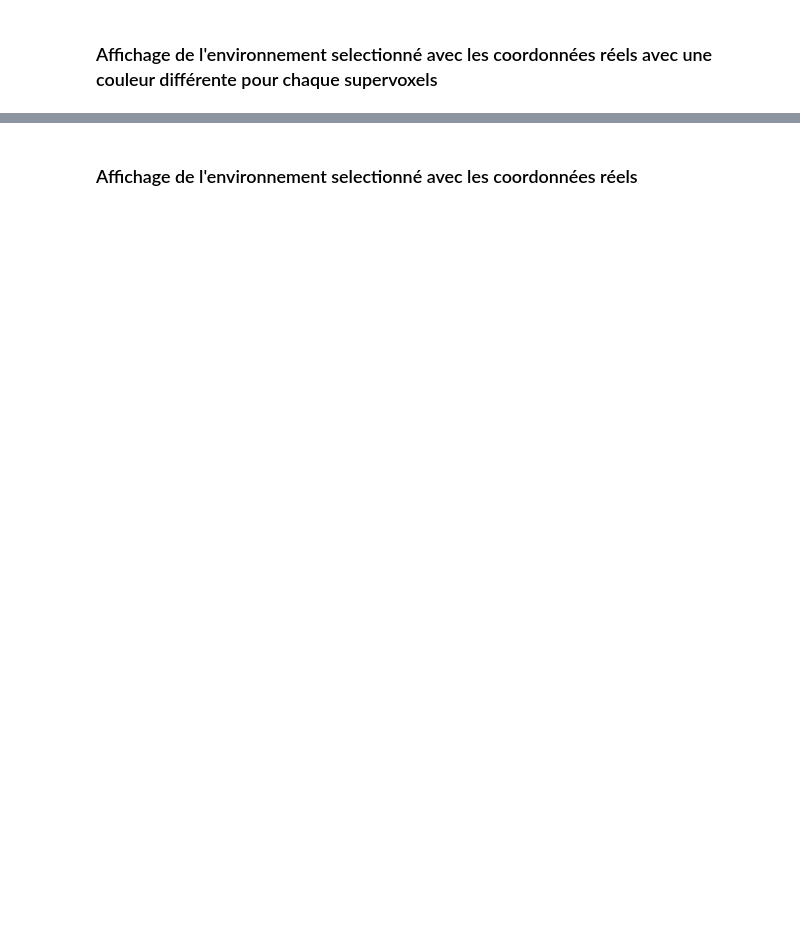
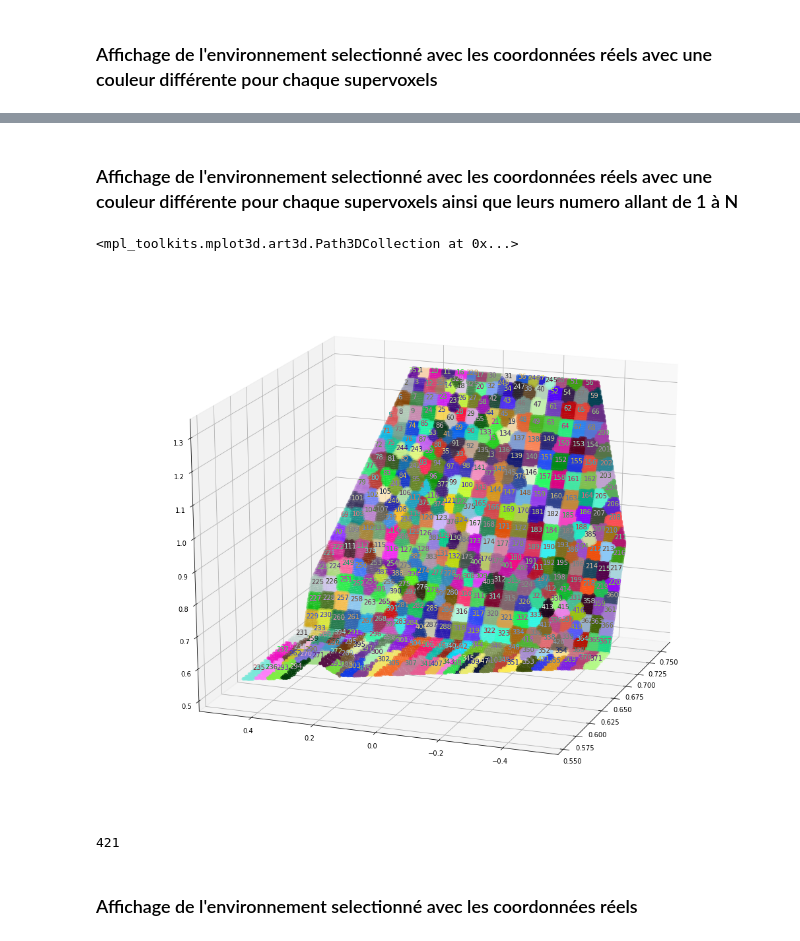
Before and after one commit to GeraudMM/Real-PR2-clustering-dynamique-pour-la-d-tection-et-le-suivi-d-objets-en-perception-interactive, a Jupyter notebook: classification/Online PR2.ipynb, the cells around one changed output, grey strips where cells are left out. Drawn from its saved outputs; the diff is of its cells as text; code cells hidden in the pictures; blank space fills up the shorter version.

```diff
--- a/classification/Online PR2.ipynb
+++ b/classification/Online PR2.ipynb
@@ -439,3 +467,57 @@ ax.scatter(X, Y, Z, c=colors[categories], marker='o')
+# %% [markdown]
+### Affichage de l'environnement selectionné avec les coordonnées réels avec une couleur différente pour chaque supervoxels ainsi que leurs numero allant de 1 à N
+# %%
+segmented = mydisplay.read_xyzrgbls(paths_to_output+str(nomDossier)+"/vccs/vccs_scene"+str(numeroDeScene)+"iter"+numIter+".xyzrgbls")
+#svp_centroides = mydisplay.read_xyzrgbls(paths_to_output+str(nomDossier)+"/centroides/centroides_scene"+str(numeroDeScene)+"iter"+numIter+".xyzrgbls")
+
+first_time = np.ones(segmented[-1][-1])
+X,Y,Z = [],[],[]
+coords = np.zeros((segmented[-1][-1],4))
+
+for i in range(len(segmented)):
+    X.append(1.3-segmented[i][2]/pow(256,3))
+    Y.append(0.5-(segmented[i][1]/pow(256,3)))
+    Z.append(1.3-segmented[i][0]/pow(256,3))
+
+colors = []
+for i in range (3000):
+    colors.append((random.uniform(0,1), random.uniform(0,1), random.uniform(0,1), 1.0))
+colors = np.array(colors)
+
+fig = plt.figure(figsize = (18,15))
+ax = fig.gca(projection='3d')
+ax.view_init(20, 200)
+
+categories = []
+for i in range(len(segmented)):
+    categories.append(int(segmented[i][-1]))
+    coords[segmented[i][-1]-1][0] += 1.3-segmented[i][2]/pow(256,3)
+    coords[segmented[i][-1]-1][1] += 0.5-(segmented[i][1]/pow(256,3))
+    coords[segmented[i][-1]-1][2] += 1.3-segmented[i][0]/pow(256,3)
+    coords[segmented[i][-1]-1][3] += 1
+    #if(first_time[int(segmented[i][-1]-1)]):
+    #    first_time[int(segmented[i][-1]-1)] = 0
+    #    ax.text((2-segmented[i][2]/pow(256,3)-0.6), (-(segmented[i][1]/pow(256,3))+0.5),(2-segmented[i][0]/pow(256,3)-0.6),str(segmented[i][-1]),size=16)
+        #print("r")
+
+for i in range (len(coords)):
+    coords[i][0] /= coords[i][3]
+    coords[i][1] /= coords[i][3]
+    coords[i][2] /= coords[i][3]
+    color = (1-colors[i+1][0],1-colors[i+1][1],1-colors[i+1][2])
+    ax.text(coords[i][0]+0.001, coords[i][1]+0.020,coords[i][2]+0.001,str(i+1),size=10,color=color)
+
+#for i in range(segmented[-1][-1]):
+#    ax.text(1.0, 0.0, 0.7,"ea")
+
+ax.scatter(X, Y, Z, c=colors[categories], marker='o')
+# %% [output]
+<mpl_toolkits.mplot3d.art3d.Path3DCollection at 0x...>
+[figure, added]
+# %%
+len(svp_centroides)
+# %% [output]
+421
 # %% [markdown]
 ### Affichage de l'environnement selectionné avec les coordonnées réels
 # %%
```
Also changed, not shown: parts of 10 cells of this notebook.
